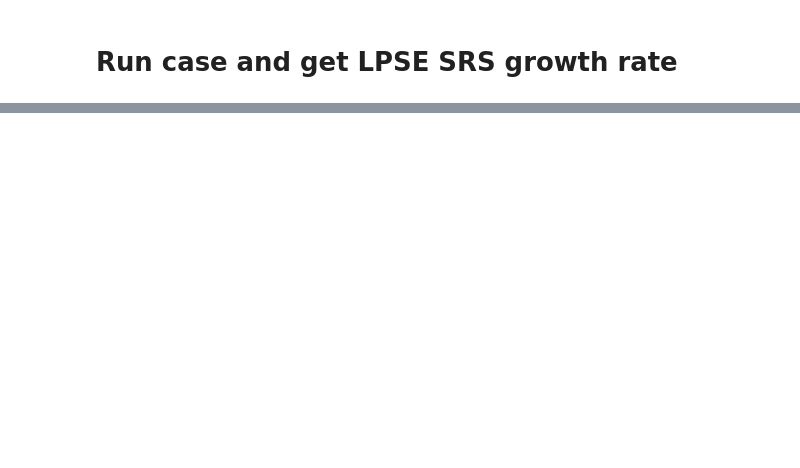
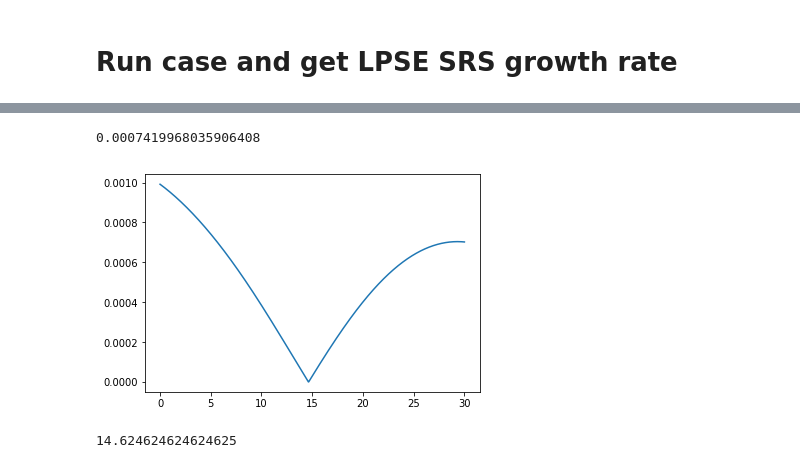
Before and after one commit to andrewanguswarwick/lpse_workflow, a Jupyter notebook: infinite_homogeneous_plasma/case_workflow.ipynb, the cells around one changed output, grey strips where cells are left out. Cells and saved outputs as stored; diff of their text form; code cells hidden in the pictures; blank space fills up the shorter version.

```diff
--- a/infinite_homogeneous_plasma/case_workflow.ipynb
+++ b/infinite_homogeneous_plasma/case_workflow.ipynb
@@ -173,0 +254,65 @@ lpse.plot_metric('EPW_energy',loglin=True)
+# %%
+# See what value of k matches LPSE
+import scipy.constants as scc
+def seek_kfac(kfac):
+  for i in lpse.setup_classes:
+    if isinstance(i,wf.light_control):
+      lambda0 = np.float64(i.laser.wavelength)*1.0e-6
+    elif isinstance(i,wf.physical_parameters):
+      den_frac = np.float64(i.densityProfile.NminOverNc)
+      Te = np.float64(i.physical.Te)*1e3
+    elif isinstance(i,wf.light_source):
+      I0 = np.float64(i.laser.intensity[0])*1.0e4
+  c = scc.c; e = scc.e; pi = scc.pi
+  me = scc.m_e; epsilon0 = scc.epsilon_0
+  Ek = Te*e/(me*c**2)
+  vth = np.sqrt(Ek)
+
+  # Laser wavenumber in plasma
+  kvac = 2*pi/lambda0
+  omega0 = 1.0
+  omega_pe = np.sqrt(den_frac)*omega0
+  k0 = np.sqrt(omega0**2-omega_pe**2)
+
+  # # Use bisect method to find k roots of SRS dispersion relation
+  def bsrs(ks):
+    nonlocal omega_pe, vth, k0, omega0
+    omega_ek = np.sqrt(omega_pe**2 + kfac*vth**2*(k0-ks)**2)
+    res = (omega_ek-omega0)**2-ks**2-omega_pe**2
+    return res
+  ks = bisect(bsrs,-10,0) # Look for negative root for backscatter
+
+  # Get LW wavenumber by frequency matching and calculate remaining frequencies
+  k_ek = k0 - ks
+#   print(k0,ks,k_ek)
+  omega_ek = np.sqrt(omega_pe**2 + kfac*vth**2*k_ek**2)
+  omega_s = np.sqrt(omega_pe**2 + ks**2)
+#   print(omega0,omega_ek,omega_s)
+
+  # Get quiver velocity and maximum growth rate
+  I0star = I0*e**2/(epsilon0*c**5*me**2*kvac**2)
+  E0 = np.sqrt(2*I0star/omega0**2)
+  vos = E0
+  #vos = np.max(np.real(case.fdat['E0_z']['data'][0]))
+  gamma0 = k_ek*vos/4*np.sqrt(abs(omega_pe**2/(omega_ek*(omega0-omega_ek))))
+
+  # Get Landau damping and apply correction
+  debye = np.sqrt(Ek/omega_pe**2)
+  dk = debye*k_ek
+  LD = np.sqrt(pi/8)*omega_pe/dk**3*(1+1.5*dk**2)*np.exp(-1.5)*np.exp(-0.5/dk**2)
+  gamma = gamma0*np.sqrt(1+(0.5*LD/gamma0)**2)-LD/2
+  return abs(gamma - pfit[0])
+print(seek_kfac(5))
+# %% [output]
+0.0007419968035906408
+# %%
+kfac = np.linspace(0,30,1000)
+skf = [seek_kfac(i) for i in kfac]
+plt.plot(kfac,skf)
+plt.show()
+amin = np.argmin(skf)
+kfamin = kfac[amin]
+print(kfamin)
+# %% [output]
+[figure, added]
+14.624624624624625
```
Also changed, not shown: parts of 15 cells of this notebook, 8 other files.
